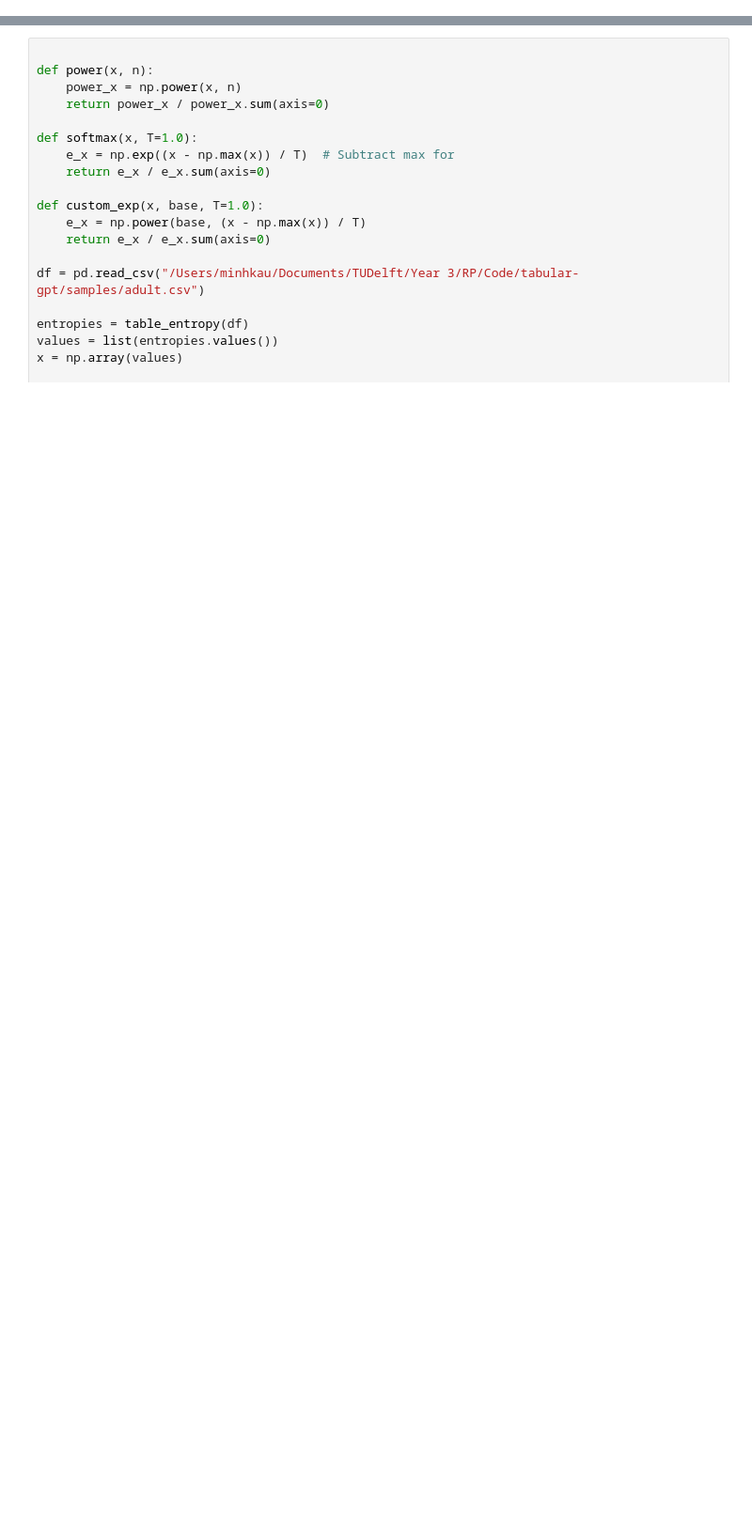
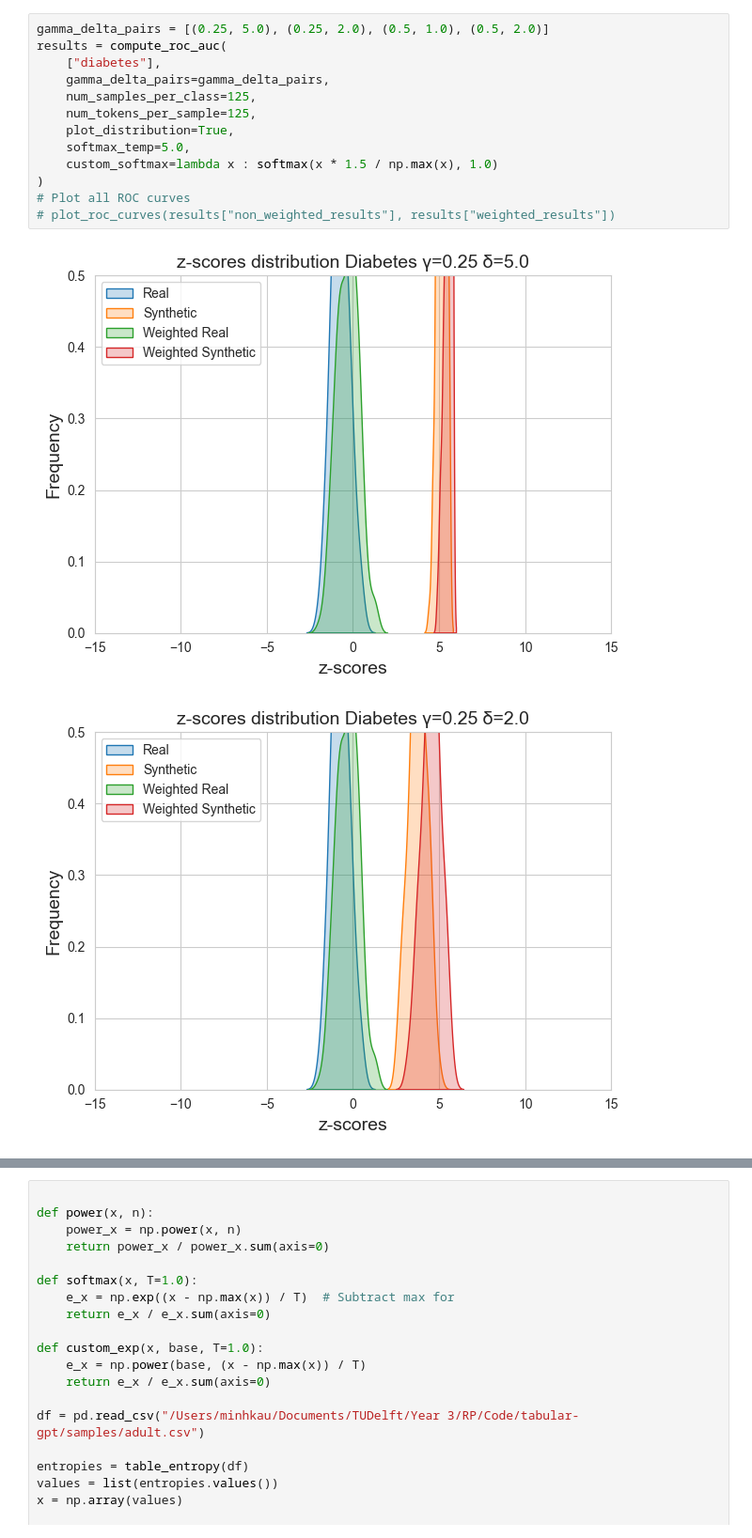
Before and after one commit to blueminh/t-rest, a Jupyter notebook: evaluation/synthcity.ipynb, the cells around one changed output, grey strips where cells are left out. Shown: that part at 94% size. Saved outputs shown, nothing was run; the diff lists cells and outputs as text; blank space fills up the shorter version.

```diff
--- a/evaluation/synthcity.ipynb
+++ b/evaluation/synthcity.ipynb
@@ -444,0 +492,16 @@ NameError: name 'gamma_delta_pairs' is not defined
+# %%
+gamma_delta_pairs = [(0.25, 5.0), (0.25, 2.0), (0.5, 1.0), (0.5, 2.0)]
+results = compute_roc_auc(
+    ["diabetes"],
+    gamma_delta_pairs=gamma_delta_pairs,
+    num_samples_per_class=125,
+    num_tokens_per_sample=125,
+    plot_distribution=True,
+    softmax_temp=5.0,
+    custom_softmax=lambda x : softmax(x * 1.5 / np.max(x), 1.0)
+)
+# Plot all ROC curves
+# plot_roc_curves(results["non_weighted_results"], results["weighted_results"])
+# %% [output]
+[figure, added]
+[figure, added]
```
Also changed, not shown: parts of 8 cells of this notebook, 17 other files.
